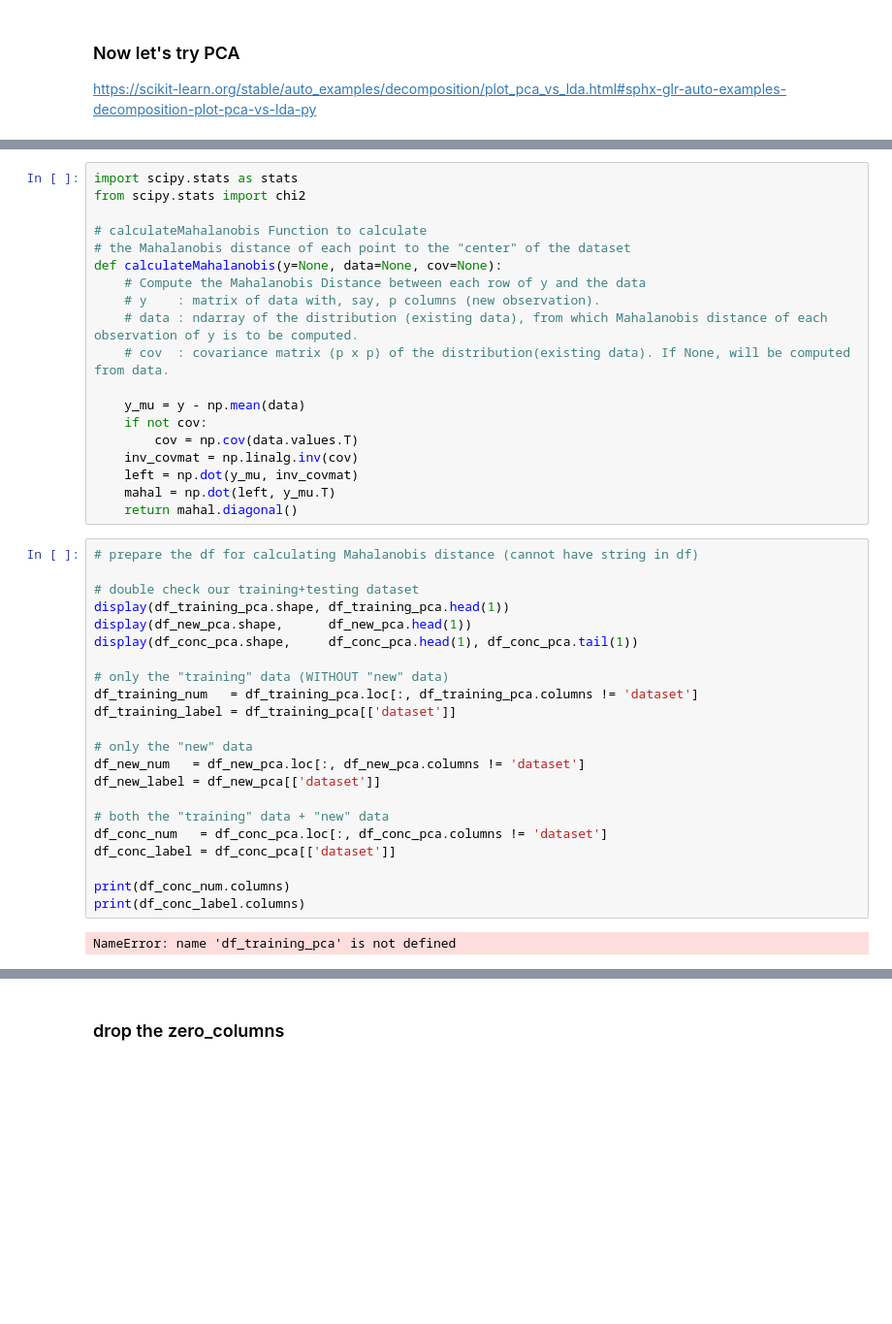
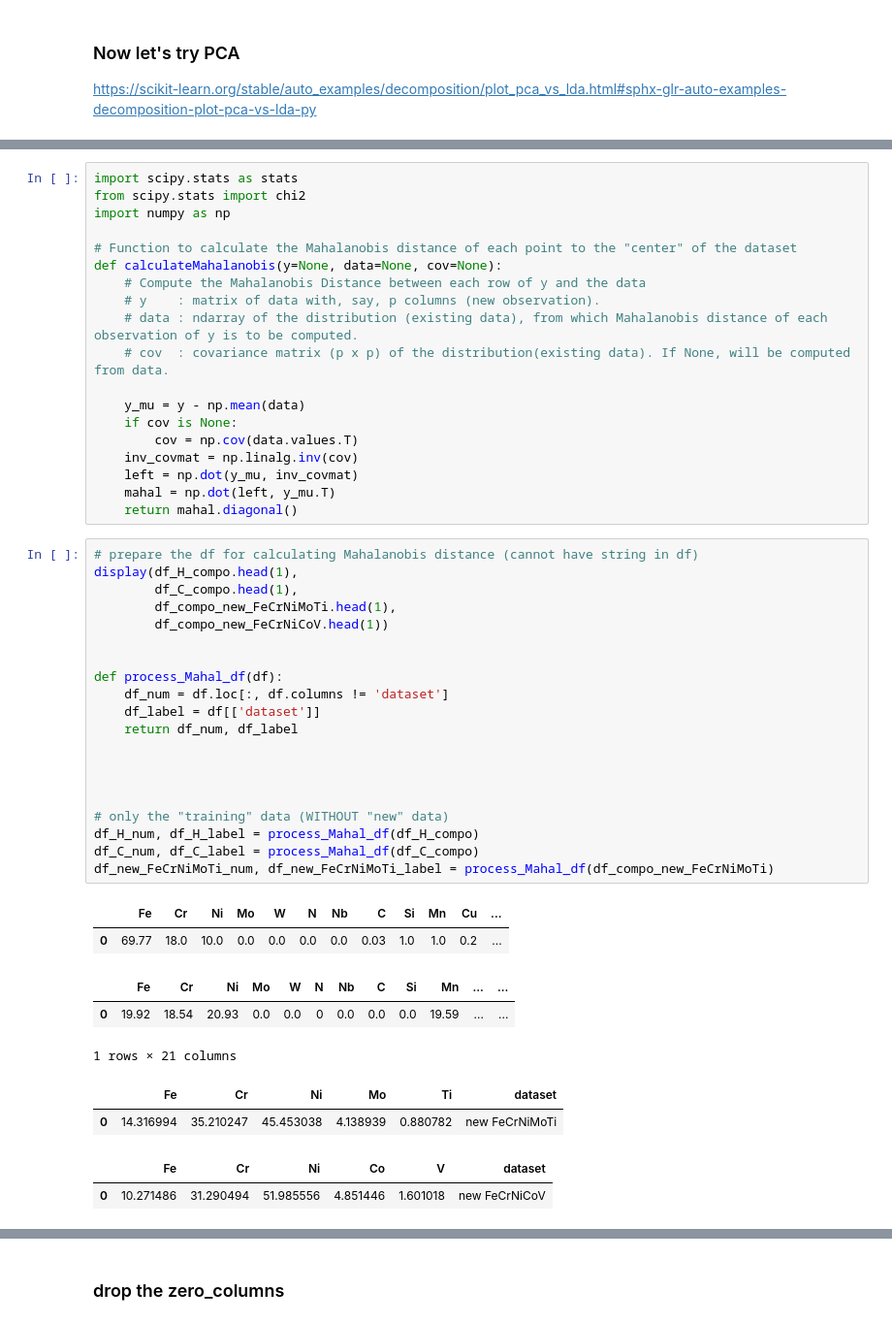
Before and after one commit to YXWU2014/CCA_representation_ML, a Jupyter notebook: Dataset_EDA_Pairplot_PCA_Mahalanobis/EDA_PCA_Mahalanobis.ipynb, the cells around one changed output, grey strips where cells are left out. Shown at 97% size. Drawn from its saved outputs; the diff is of its cells as text; blank space fills up the shorter version.

```diff
--- a/Dataset_EDA_Pairplot_PCA_Mahalanobis/EDA_PCA_Mahalanobis.ipynb
+++ b/Dataset_EDA_Pairplot_PCA_Mahalanobis/EDA_PCA_Mahalanobis.ipynb
@@ -204,9 +208,9 @@ https://www.machinelearningplus.com/statistics/mahalanobis-distance/
 # %%
 import scipy.stats as stats
 from scipy.stats import chi2
+import numpy as np
 
-# calculateMahalanobis Function to calculate
-# the Mahalanobis distance of each point to the "center" of the dataset
+# Function to calculate the Mahalanobis distance of each point to the "center" of the dataset
 def calculateMahalanobis(y=None, data=None, cov=None):
     # Compute the Mahalanobis Distance between each row of y and the data
     # y    : matrix of data with, say, p columns (new observation).
@@ -214,7 +218,7 @@ def calculateMahalanobis(y=None, data=None, cov=None):
     # cov  : covariance matrix (p x p) of the distribution(existing data). If None, will be computed from data.
 
     y_mu = y - np.mean(data)
-    if not cov:
+    if cov is None:
         cov = np.cov(data.values.T)
     inv_covmat = np.linalg.inv(cov)
     left = np.dot(y_mu, inv_covmat)
@@ -222,25 +226,31 @@ def calculateMahalanobis(y=None, data=None, cov=None):
     return mahal.diagonal()
 # %%
 # prepare the df for calculating Mahalanobis distance (cannot have string in df)
+display(df_H_compo.head(1),
+        df_C_compo.head(1),
+        df_compo_new_FeCrNiMoTi.head(1),
+        df_compo_new_FeCrNiCoV.head(1))
 
-# double check our training+testing dataset
-display(df_training_pca.shape, df_training_pca.head(1))
-display(df_new_pca.shape,      df_new_pca.head(1))
-display(df_conc_pca.shape,     df_conc_pca.head(1), df_conc_pca.tail(1))
+
+def process_Mahal_df(df):
+    df_num = df.loc[:, df.columns != 'dataset']
+    df_label = df[['dataset']]
+    return df_num, df_label
+
+
+
 
 # only the "training" data (WITHOUT "new" data)
-df_training_num   = df_training_pca.loc[:, df_training_pca.columns != 'dataset']
-df_training_label = df_training_pca[['dataset']]
-
-# only the "new" data
-df_new_num   = df_new_pca.loc[:, df_new_pca.columns != 'dataset']
-df_new_label = df_new_pca[['dataset']]
-
-# both the "training" data + "new" data
-df_conc_num   = df_conc_pca.loc[:, df_conc_pca.columns != 'dataset']
-df_conc_label = df_conc_pca[['dataset']]
-
-print(df_conc_num.columns)
-print(df_conc_label.columns)
+df_H_num, df_H_label = process_Mahal_df(df_H_compo)
+df_C_num, df_C_label = process_Mahal_df(df_C_compo)
+df_new_FeCrNiMoTi_num, df_new_FeCrNiMoTi_label = process_Mahal_df(df_compo_new_FeCrNiMoTi)
 # %% [output]
+|  | Fe | Cr | Ni | Mo | W | N | Nb | C | Si | Mn | Cu | ... |
+| 0 | 69.77 | 18.0 | 10.0 | 0.0 | 0.0 | 0.0 | 0.0 | 0.03 | 1.0 | 1.0 | 0.2 | ... |
+|  | Fe | Cr | Ni | Mo | W | N | Nb | C | Si | Mn | ... | ... |
+| 0 | 19.92 | 18.54 | 20.93 | 0.0 | 0.0 | 0 | 0.0 | 0.0 | 0.0 | 19.59 | ... | ... |
-NameError: name 'df_training_pca' is not defined
+1 rows × 21 columns
+|  | Fe | Cr | Ni | Mo | Ti | dataset |
+| 0 | 14.316994 | 35.210247 | 45.453038 | 4.138939 | 0.880782 | new FeCrNiMoTi |
+|  | Fe | Cr | Ni | Co | V | dataset |
+| 0 | 10.271486 | 31.290494 | 51.985556 | 4.851446 | 1.601018 | new FeCrNiCoV |
```
Also changed, not shown: parts of 6 cells of this notebook, 3 other files.
